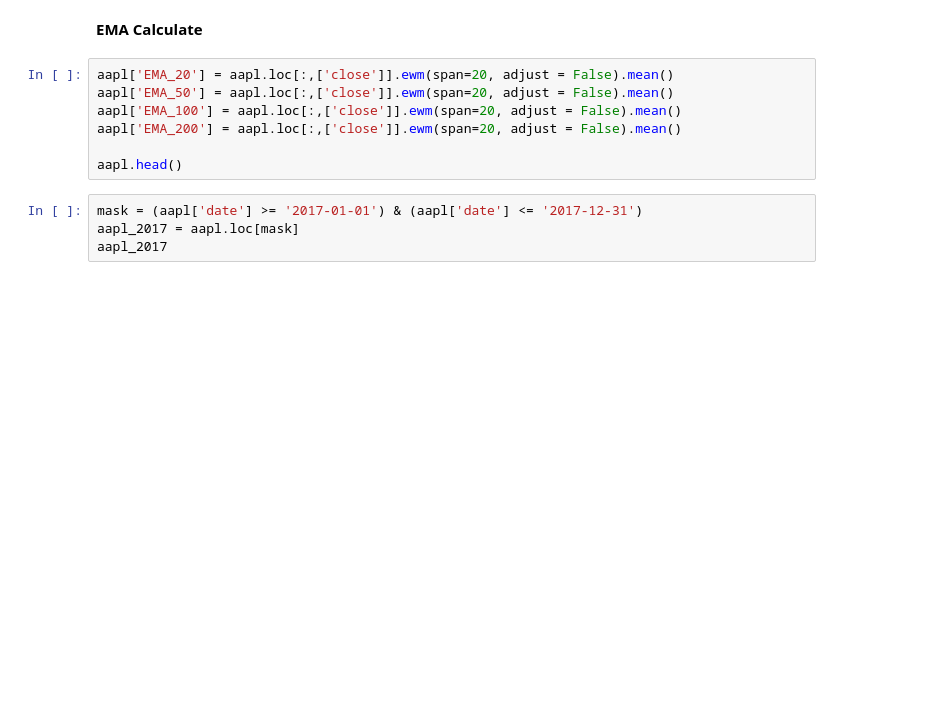
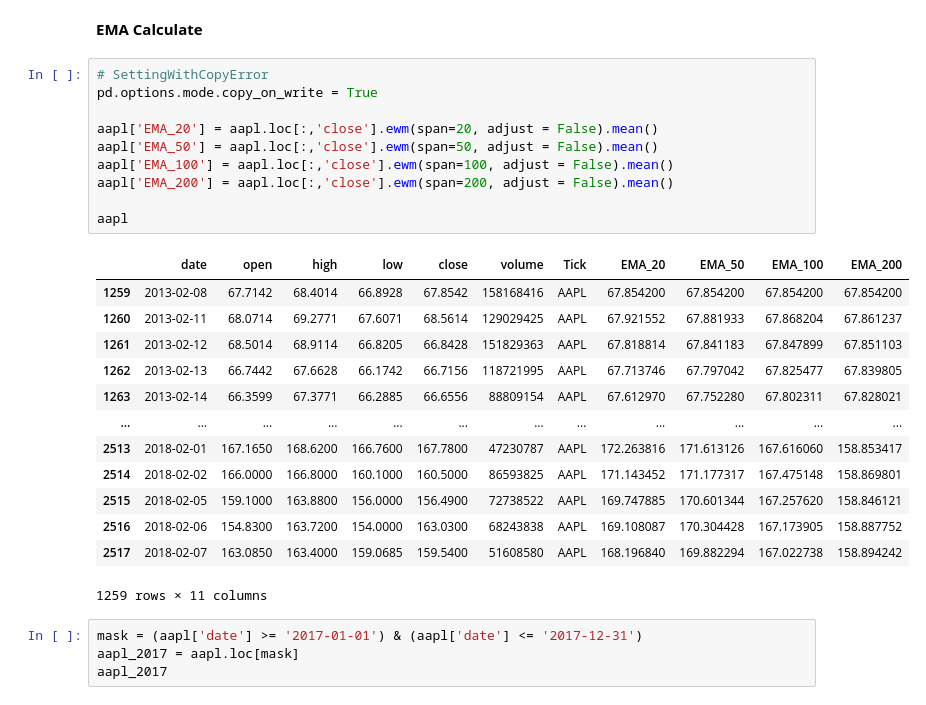
Before and after one commit to ongfong/data_analysis_projects, a Jupyter notebook: candlestick_stock_aapl(mplfinance).ipynb, the cells around one changed output. Saved outputs shown, nothing was run; the diff lists cells and outputs as text; blank space fills up the shorter version.

```diff
--- a/candlestick_stock_aapl(mplfinance).ipynb
+++ b/candlestick_stock_aapl(mplfinance).ipynb
@@ -121,12 +121,29 @@ aapl.head()
 # %% [markdown]
 **EMA Calculate**
 # %%
-aapl['EMA_20'] = aapl.loc[:,['close']].ewm(span=20, adjust = False).mean()
-aapl['EMA_50'] = aapl.loc[:,['close']].ewm(span=20, adjust = False).mean()
-aapl['EMA_100'] = aapl.loc[:,['close']].ewm(span=20, adjust = False).mean()
-aapl['EMA_200'] = aapl.loc[:,['close']].ewm(span=20, adjust = False).mean()
+# SettingWithCopyError
+pd.options.mode.copy_on_write = True
 
-aapl.head()
+aapl['EMA_20'] = aapl.loc[:,'close'].ewm(span=20, adjust = False).mean()
+aapl['EMA_50'] = aapl.loc[:,'close'].ewm(span=50, adjust = False).mean()
+aapl['EMA_100'] = aapl.loc[:,'close'].ewm(span=100, adjust = False).mean()
+aapl['EMA_200'] = aapl.loc[:,'close'].ewm(span=200, adjust = False).mean()
+
+aapl
+# %% [output]
+|  | date | open | high | low | close | volume | Tick | EMA_20 | EMA_50 | EMA_100 | EMA_200 |
+| 1259 | 2013-02-08 | 67.7142 | 68.4014 | 66.8928 | 67.8542 | 158168416 | AAPL | 67.854200 | 67.854200 | 67.854200 | 67.854200 |
+| 1260 | 2013-02-11 | 68.0714 | 69.2771 | 67.6071 | 68.5614 | 129029425 | AAPL | 67.921552 | 67.881933 | 67.868204 | 67.861237 |
+| 1261 | 2013-02-12 | 68.5014 | 68.9114 | 66.8205 | 66.8428 | 151829363 | AAPL | 67.818814 | 67.841183 | 67.847899 | 67.851103 |
+| 1262 | 2013-02-13 | 66.7442 | 67.6628 | 66.1742 | 66.7156 | 118721995 | AAPL | 67.713746 | 67.797042 | 67.825477 | 67.839805 |
+| 1263 | 2013-02-14 | 66.3599 | 67.3771 | 66.2885 | 66.6556 | 88809154 | AAPL | 67.612970 | 67.752280 | 67.802311 | 67.828021 |
+| ... | ... | ... | ... | ... | ... | ... | ... | ... | ... | ... | ... |
+| 2513 | 2018-02-01 | 167.1650 | 168.6200 | 166.7600 | 167.7800 | 47230787 | AAPL | 172.263816 | 171.613126 | 167.616060 | 158.853417 |
+| 2514 | 2018-02-02 | 166.0000 | 166.8000 | 160.1000 | 160.5000 | 86593825 | AAPL | 171.143452 | 171.177317 | 167.475148 | 158.869801 |
+| 2515 | 2018-02-05 | 159.1000 | 163.8800 | 156.0000 | 156.4900 | 72738522 | AAPL | 169.747885 | 170.601344 | 167.257620 | 158.846121 |
+| 2516 | 2018-02-06 | 154.8300 | 163.7200 | 154.0000 | 163.0300 | 68243838 | AAPL | 169.108087 | 170.304428 | 167.173905 | 158.887752 |
+| 2517 | 2018-02-07 | 163.0850 | 163.4000 | 159.0685 | 159.5400 | 51608580 | AAPL | 168.196840 | 169.882294 | 167.022738 | 158.894242 |
+1259 rows × 11 columns
 # %%
 mask = (aapl['date'] >= '2017-01-01') & (aapl['date'] <= '2017-12-31')
 aapl_2017 = aapl.loc[mask]
```
